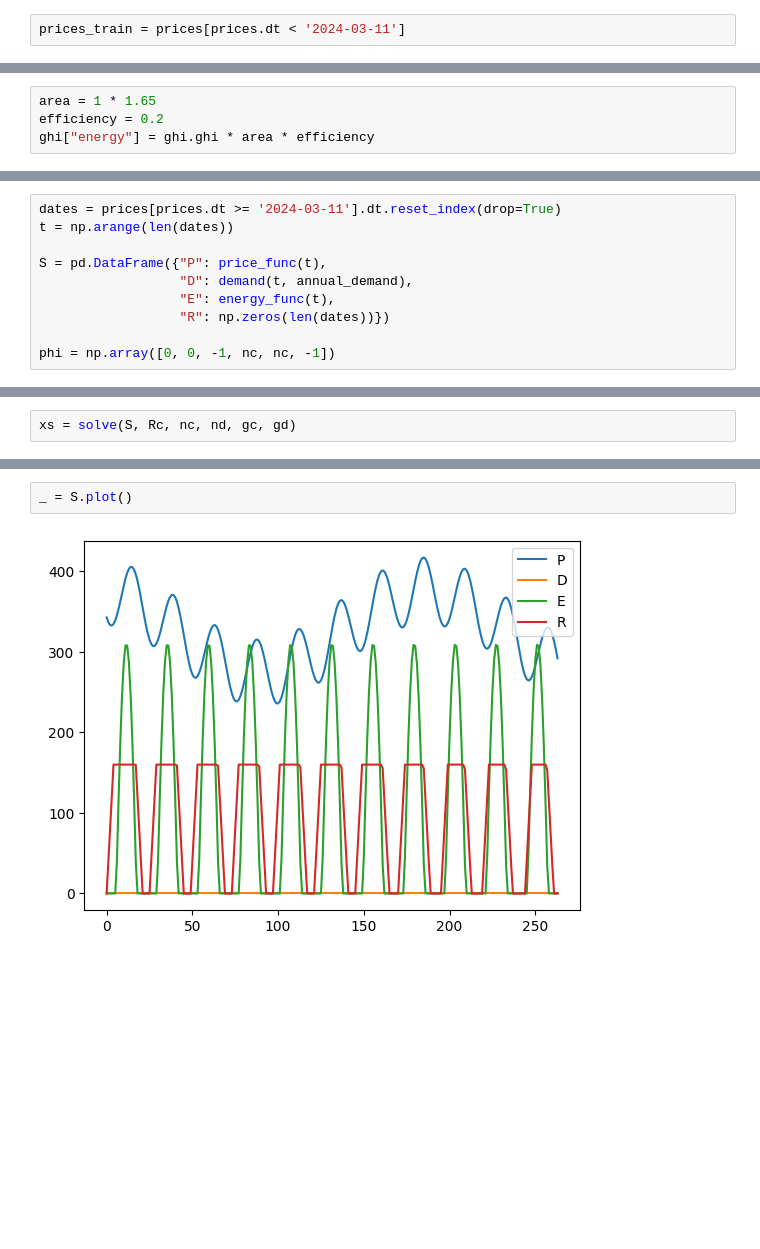
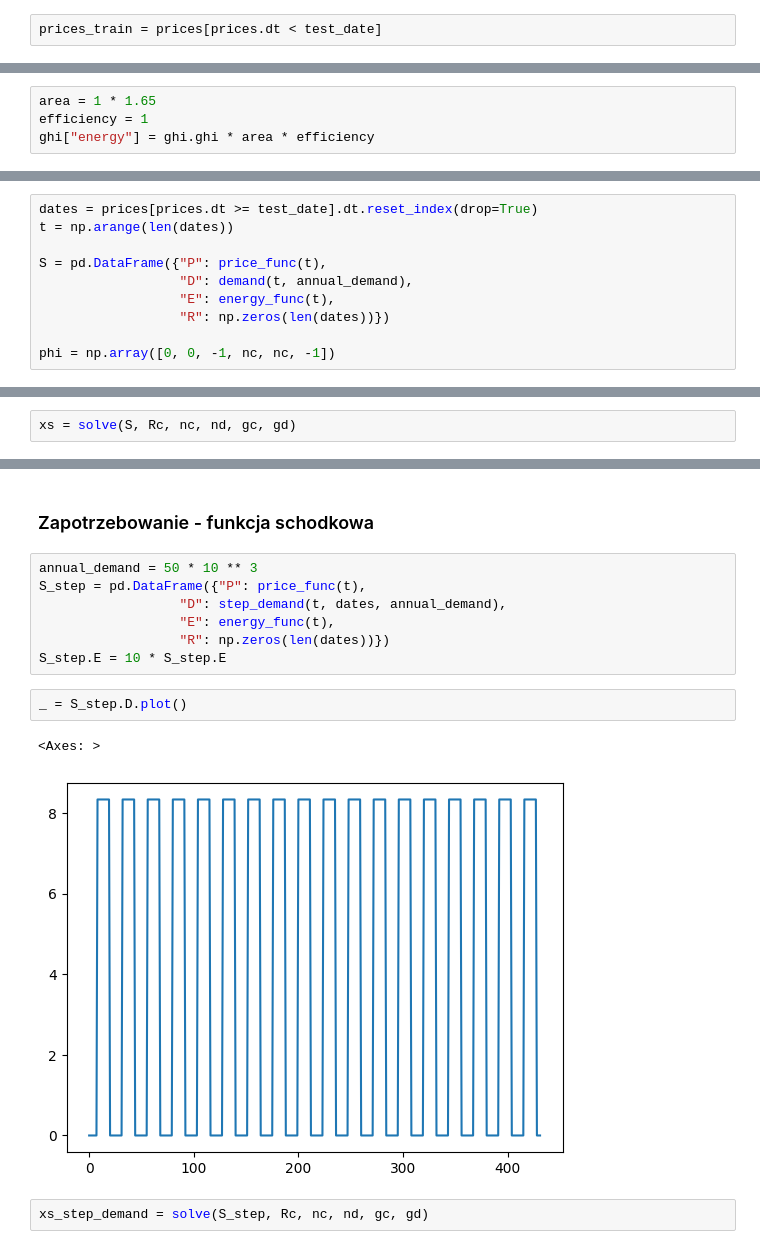
Before and after one commit to mlubneuskaya/energy, a Jupyter notebook: energy.ipynb, the cells around one changed output, grey strips where cells are left out. Saved outputs shown, nothing was run; the diff lists cells and outputs as text; blank space fills up the shorter version.

```diff
--- a/energy.ipynb
+++ b/energy.ipynb
@@ -56,7 +58,7 @@ ghi
 # %% [markdown]
 ### Ceny
 # %%
-prices_train = prices[prices.dt < '2024-03-11']
+prices_train = prices[prices.dt < test_date]
 # %%
 def _price_func(x, a, b, c, d, e, f, g):
     return a * np.sin(b * (2 * np.pi) * x + c) + \
@@ -97,6 +99,6 @@ _ = ghi.ghi.plot(title="GHI", grid=True, xlabel="numer obserwacji", ylabel="GHI,
 # %%
 area = 1 * 1.65
-efficiency = 0.2
+efficiency = 1
 ghi["energy"] = ghi.ghi * area * efficiency
 # %%
 def _energy_func(x, a, b, c):
@@ -147,7 +144,7 @@ Rc
 # %% [markdown]
 # Zmienne i stan
 # %%
-dates = prices[prices.dt >= '2024-03-11'].dt.reset_index(drop=True)
+dates = prices[prices.dt >= test_date].dt.reset_index(drop=True)
 t = np.arange(len(dates))
 
 S = pd.DataFrame({"P": price_func(t),
@@ -183,4 +191,16 @@ S.R = xs.dot(phi).cumsum()
+# %% [markdown]
+### Zapotrzebowanie - funkcja schodkowa
+# %%
+annual_demand = 50 * 10 ** 3
+S_step = pd.DataFrame({"P": price_func(t),
+                  "D": step_demand(t, dates, annual_demand),
+                  "E": energy_func(t),
+                  "R": np.zeros(len(dates))})
+S_step.E = 10 * S_step.E
 # %%
-_ = S.plot()
+_ = S_step.D.plot()
 # %% [output]
+<Axes: >
-[figure, old version]
+[figure, new version]
+# %%
+xs_step_demand = solve(S_step, Rc, nc, nd, gc, gd)
```
Also changed, not shown: parts of 28 cells of this notebook, 1 other file.
